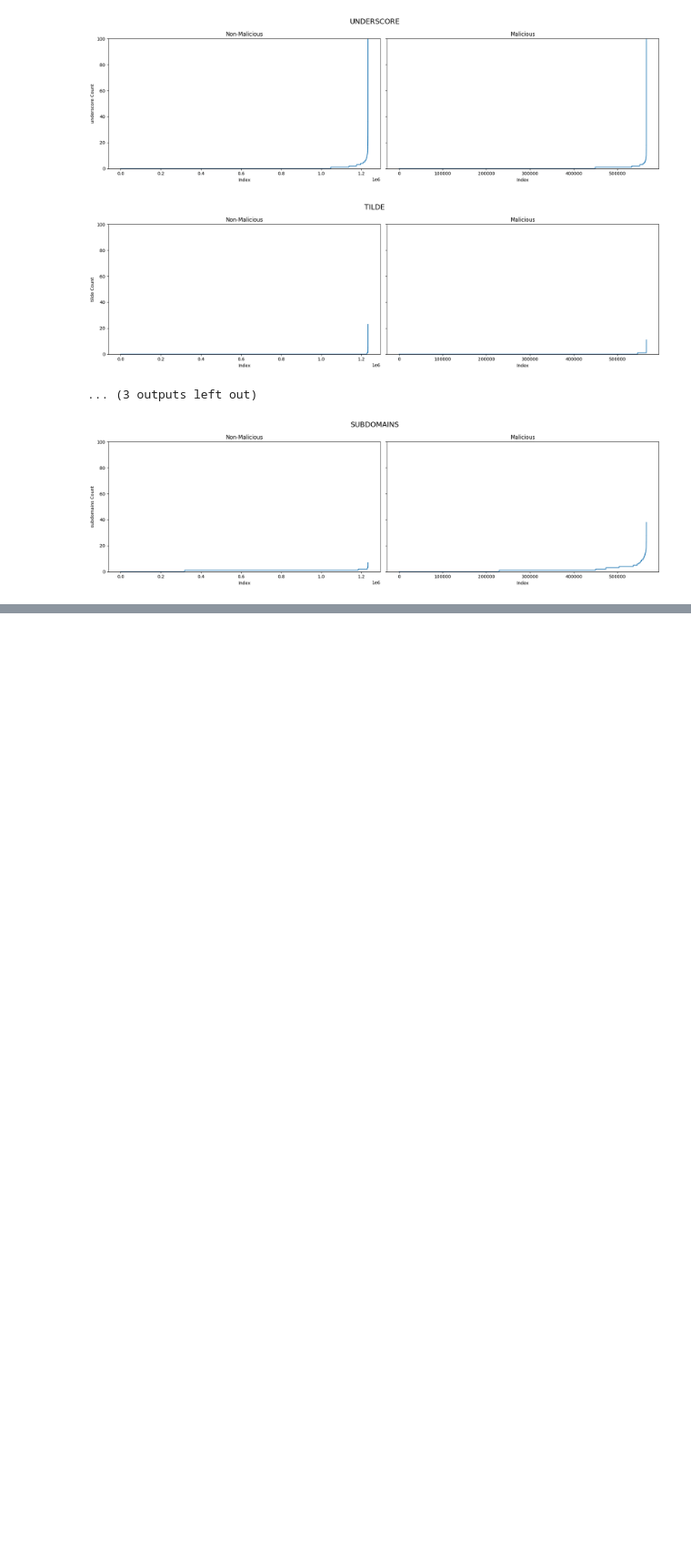
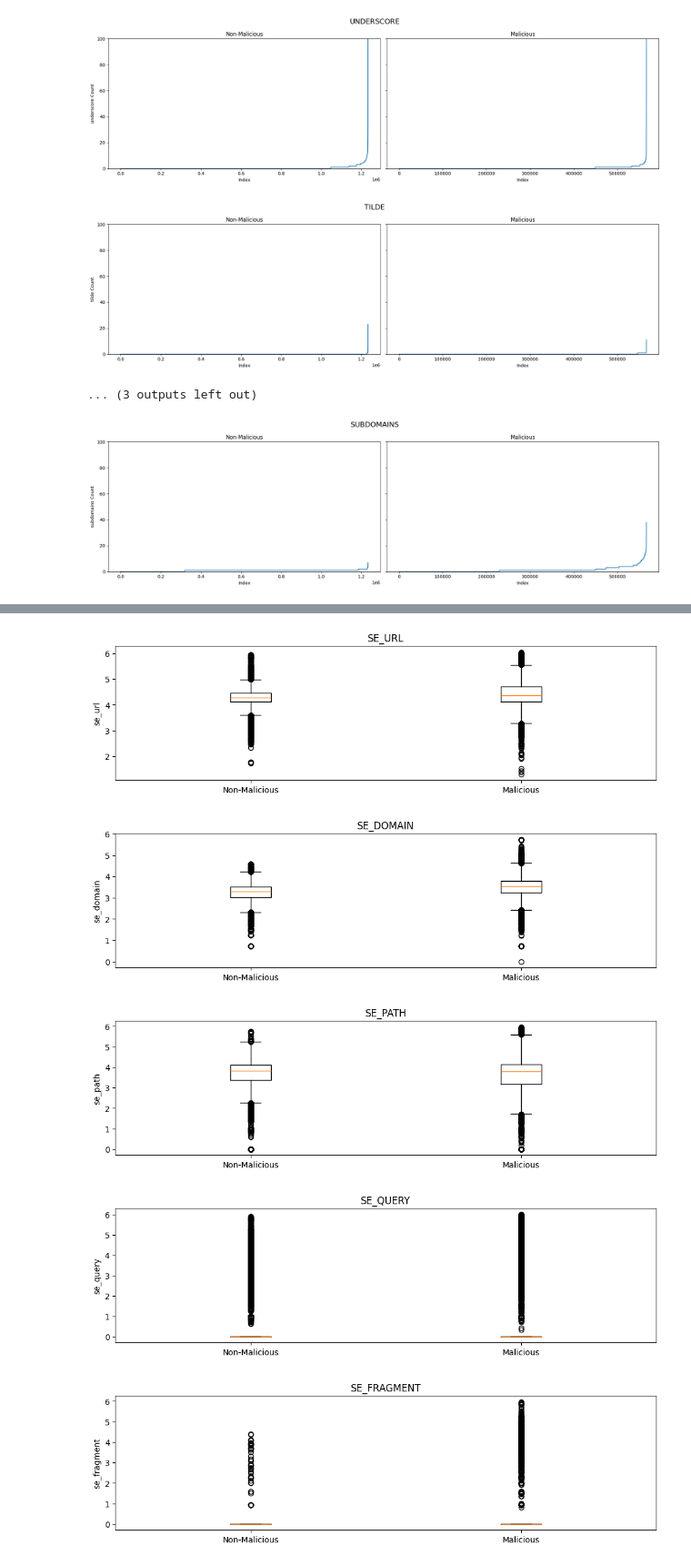
Before and after one commit to Pirate-Programmer/urlying, a Jupyter notebook: ipynbs/eda/urls_19_to_36.ipynb, the cells around one changed output, grey strips where cells are left out. Shown at 91% size. Drawn from its saved outputs; the diff is of its cells as text; code cells hidden in the pictures; blank space fills up the shorter version.

```diff
--- a/ipynbs/eda/urls_19_to_36.ipynb
+++ b/ipynbs/eda/urls_19_to_36.ipynb
@@ -207,0 +247,16 @@ KeyError: 'i'
+# %%
+def box_plot(columns):
+    for col in columns:
+        plt.figure(figsize=(12, 3))
+        plt.boxplot([cf1[col], cf2[col]], tick_labels=["Non-Malicious", "Malicious"])
+        plt.title(f"{col.upper()}")
+        plt.ylabel(col)
+        plt.show()
+# %%
+box_plot(column_list)
+# %% [output]
+[figure, added]
+[figure, added]
+[figure, added]
+[figure, added]
+[figure, added]
```
Also changed, not shown: parts of 9 cells of this notebook, 2 other files.
